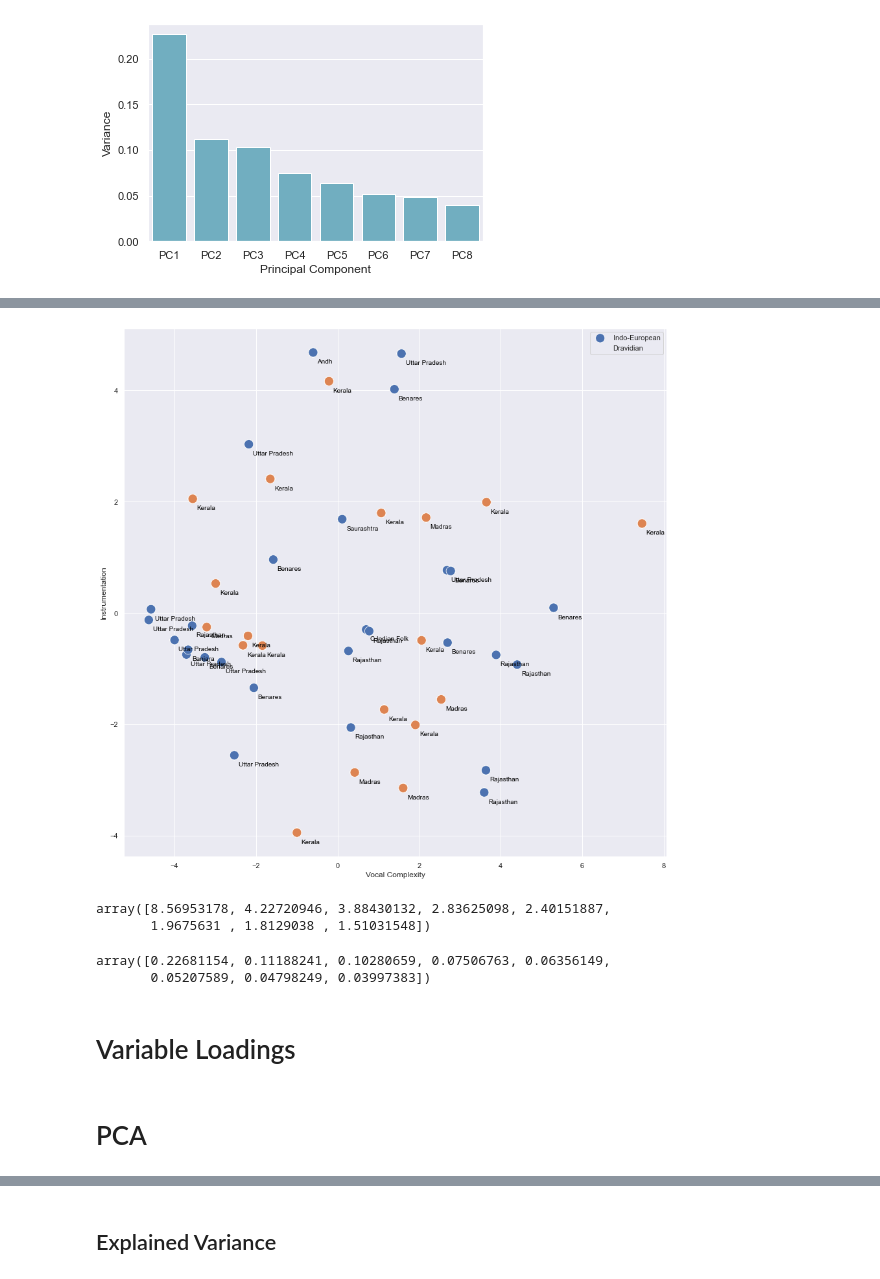
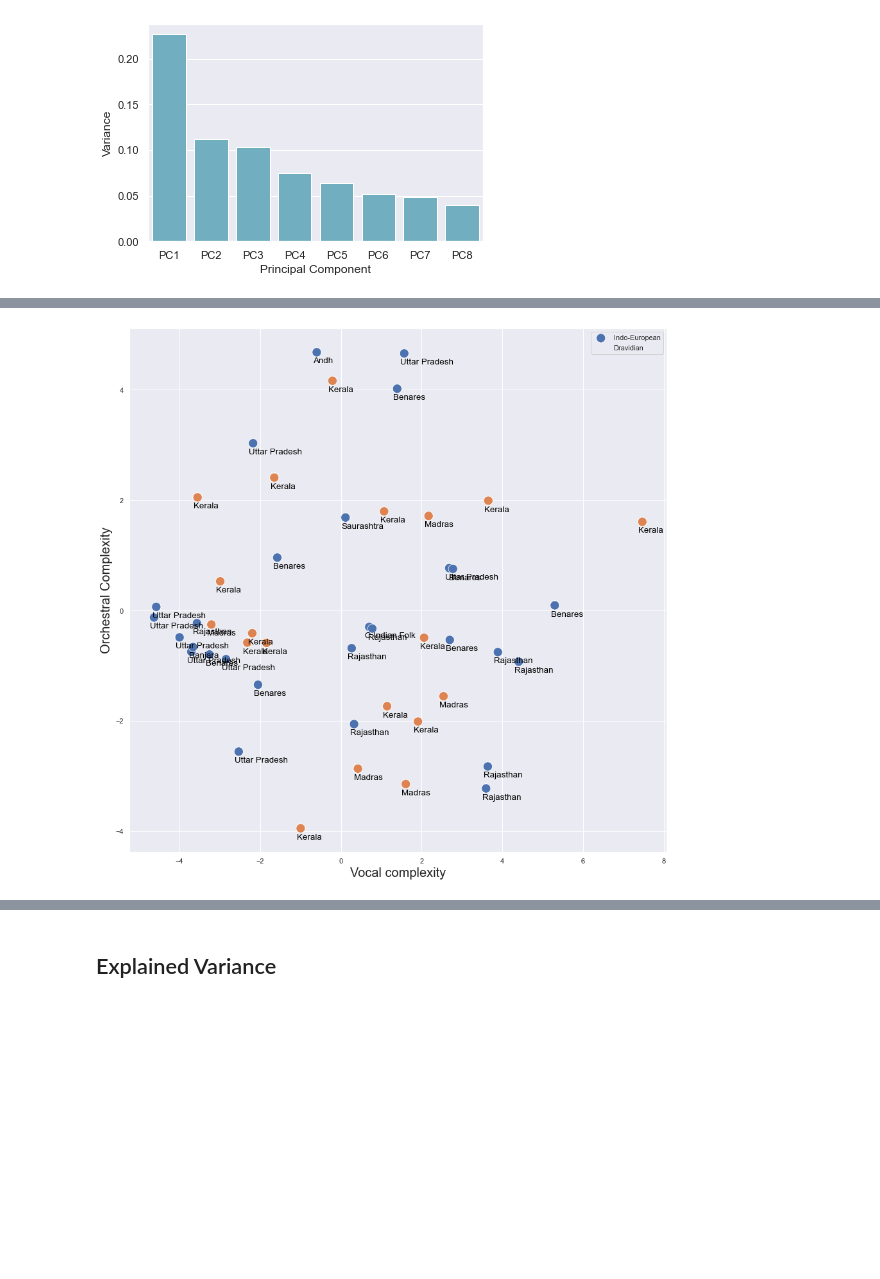
Before and after one commit to comp-music-lab/sfc-journal-2020, a Jupyter notebook: PCA.ipynb, the cells around one changed output, grey strips where cells are left out. Cells and saved outputs as stored; diff of their text form; code cells hidden in the pictures; blank space fills up the shorter version.

```diff
--- a/PCA.ipynb
+++ b/PCA.ipynb
@@ -59,38 +52,28 @@ import matplotlib.pyplot as plt
 # %%
 colors = cm.get_cmap('viridis', 9232)
 
 fig = plt.figure(figsize = (15,15))
 ax = fig.add_subplot(1,1,1)
 targets = codings['language']
 for target, color in zip(targets,colors.colors):
     indicesToKeep = finalDf['language'] == target
     p1 = sns.scatterplot(finalDf.loc[indicesToKeep, 'Vocal Complexity']
                , finalDf.loc[indicesToKeep, 'Instrumentation'], hue=targets, s=200)
 
-p1.set(xlabel='Vocal Complexity', ylabel='Instrumentation')
+p1.set_xlabel('Vocal complexity', fontsize=20)
+p1.set_ylabel('Orchestral Complexity', fontsize=20)
+plt.rcParams.update({'font.size':16})
 
 # If you want to add annotations uncomment the following lines
 for line in range(0,codings.shape[0]):
-     p1.text(finalDf.loc[line, 'Vocal Complexity']+0.1, finalDf.loc[line, 'Instrumentation']-0.2, codings.loc[line, 'culture'], horizontalalignment='left', size='small', color='black', weight='light')
+     p1.text(finalDf.loc[line, 'Vocal Complexity']-0.1, finalDf.loc[line, 'Instrumentation']-0.2, codings.loc[line, 'culture'], horizontalalignment='left', size='small', color='black', weight='light')
 
 
 lgnd = ax.legend(targets.unique(), loc="upper right")
 for handle in lgnd.legendHandles:
     handle._size = [20.0]
 
 plt.rcParams.update({'font.size': 12})
-plt.savefig("./figs/subset_pca.png")
+plt.savefig("./figs/pca/partial_recordings_all_feat.png")
 # %% [output]
-[figure, old version]
+[figure, new version]
-# %%
-pca.explained_variance_
-# %% [output]
-array([8.56953178, 4.22720946, 3.88430132, 2.83625098, 2.40151887,
-       1.9675631 , 1.8129038 , 1.51031548])
-# %%
-pca.explained_variance_ratio_
-# %% [output]
-array([0.22681154, 0.11188241, 0.10280659, 0.07506763, 0.06356149,
-       0.05207589, 0.04798249, 0.03997383])
-# %% [markdown]
-# Variable Loadings
@@ -103,2 +79,0 @@ loadings.to_csv('./output/subset_loadings.csv')
-# %% [markdown]
-# PCA
```
Also changed, not shown: parts of 49 cells of this notebook, 23 other files.
